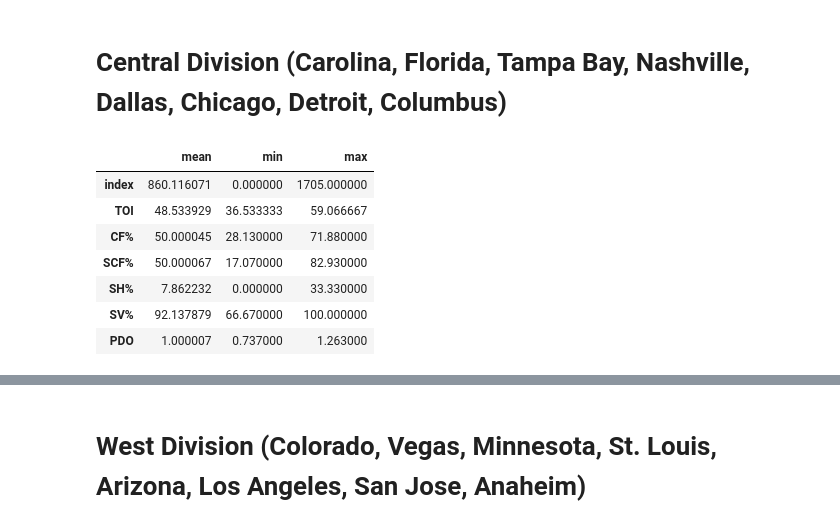
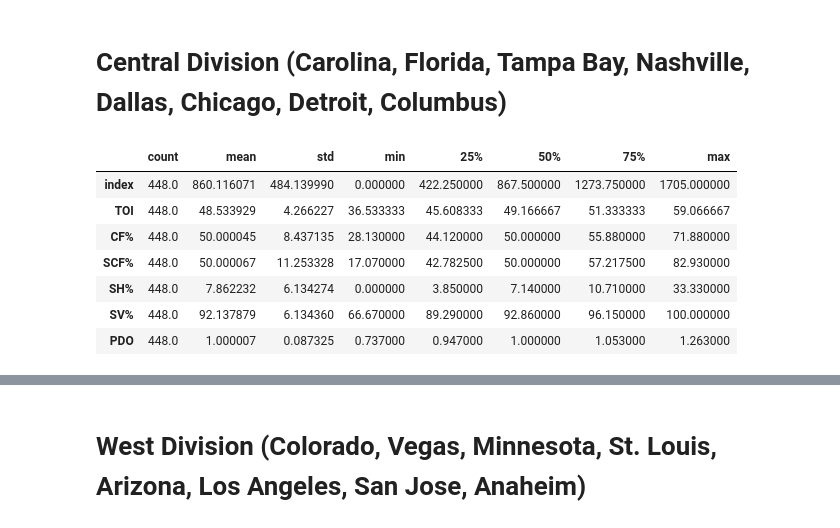
Before and after one commit to data301-2021-winter1/project-group23-project, a Jupyter notebook: notebooks/analysis2.ipynb, the cells around one changed output, grey strips where cells are left out. Drawn from its saved outputs; the diff is of its cells as text; code cells hidden in the pictures.

```diff
--- a/notebooks/analysis2.ipynb
+++ b/notebooks/analysis2.ipynb
@@ -156,18 +134,18 @@ Name: Team, dtype: int64
 # %%
 centdiv1 = df.drop(data[data.Team.isin(["Arizona Coyotes", "Buffalo Sabres", "Boston Bruins", "Calgary Flames","Colorado Avalanche"
                                         ,"Los Angeles Kings", "Minnesota Wild","Pittsburgh Penguins", "San Jose Sharks", "St Louis Blues", "Vegas Golden Knights",
                                         "Edmonton Oilers", "Montreal Canadiens", "New Jersey Devils", "New York Islanders",
                                         "New York Rangers", "Ottawa Senators", "Philadelphia Flyers", "Toronto Maple Leafs",
                                         "Winnipeg Jets", "Washington Capitals", "Anaheim Ducks", "Vancouver Canucks"])].index)
 centdiv = centdiv1.reset_index()
-centdiv.describe().T[['mean', 'min', 'max']]
+centdiv.describe().T#[['mean', 'min', 'max']]
 # %% [output]
-|  | mean | min | max |
-| index | 860.116071 | 0.000000 | 1705.000000 |
-| TOI | 48.533929 | 36.533333 | 59.066667 |
-| CF% | 50.000045 | 28.130000 | 71.880000 |
-| SCF% | 50.000067 | 17.070000 | 82.930000 |
-| SH% | 7.862232 | 0.000000 | 33.330000 |
-| SV% | 92.137879 | 66.670000 | 100.000000 |
-| PDO | 1.000007 | 0.737000 | 1.263000 |
+|  | count | mean | std | min | 25% | 50% | 75% | max |
+| index | 448.0 | 860.116071 | 484.139990 | 0.000000 | 422.250000 | 867.500000 | 1273.750000 | 1705.000000 |
+| TOI | 448.0 | 48.533929 | 4.266227 | 36.533333 | 45.608333 | 49.166667 | 51.333333 | 59.066667 |
+| CF% | 448.0 | 50.000045 | 8.437135 | 28.130000 | 44.120000 | 50.000000 | 55.880000 | 71.880000 |
+| SCF% | 448.0 | 50.000067 | 11.253328 | 17.070000 | 42.782500 | 50.000000 | 57.217500 | 82.930000 |
+| SH% | 448.0 | 7.862232 | 6.134274 | 0.000000 | 3.850000 | 7.140000 | 10.710000 | 33.330000 |
+| SV% | 448.0 | 92.137879 | 6.134360 | 66.670000 | 89.290000 | 92.860000 | 96.150000 | 100.000000 |
+| PDO | 448.0 | 1.000007 | 0.087325 | 0.737000 | 0.947000 | 1.000000 | 1.053000 | 1.263000 |
 # %%
```
Also changed, not shown: parts of 8 cells of this notebook, 1 other file.
